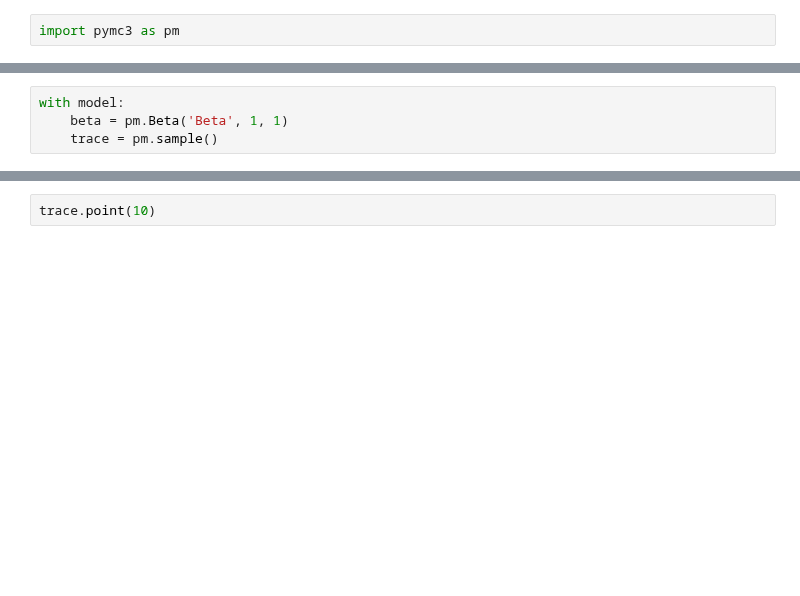
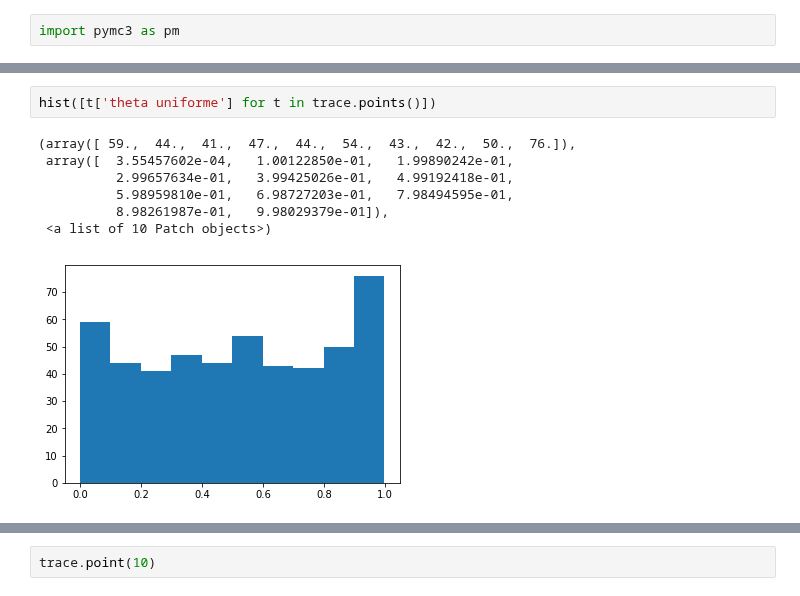
Before and after one commit to m2march/ciencia_datos, a Jupyter notebook: tp5/tp5.ipynb, the cells around one changed output, grey strips where cells are left out. Drawn from its saved outputs; the diff is of its cells as text; blank space fills up the shorter version.

```diff
--- a/tp5/tp5.ipynb
+++ b/tp5/tp5.ipynb
@@ -15,4 +8,0 @@ model = pm.Model()
-# %%
-with model:
-    beta = pm.Beta('Beta', 1, 1)
-    trace = pm.sample()
@@ -21,0 +25,10 @@ Initializing NUTS using jitter+adapt_diag...
+# %%
+hist([t['theta uniforme'] for t in trace.points()])
+# %% [output]
+(array([ 59.,  44.,  41.,  47.,  44.,  54.,  43.,  42.,  50.,  76.]),
+ array([  3.55457602e-04,   1.00122850e-01,   1.99890242e-01,
+          2.99657634e-01,   3.99425026e-01,   4.99192418e-01,
+          5.98959810e-01,   6.98727203e-01,   7.98494595e-01,
+          8.98261987e-01,   9.98029379e-01]),
+ <a list of 10 Patch objects>)
+[figure, added]
```
Also changed, not shown: parts of 48 cells of this notebook.
